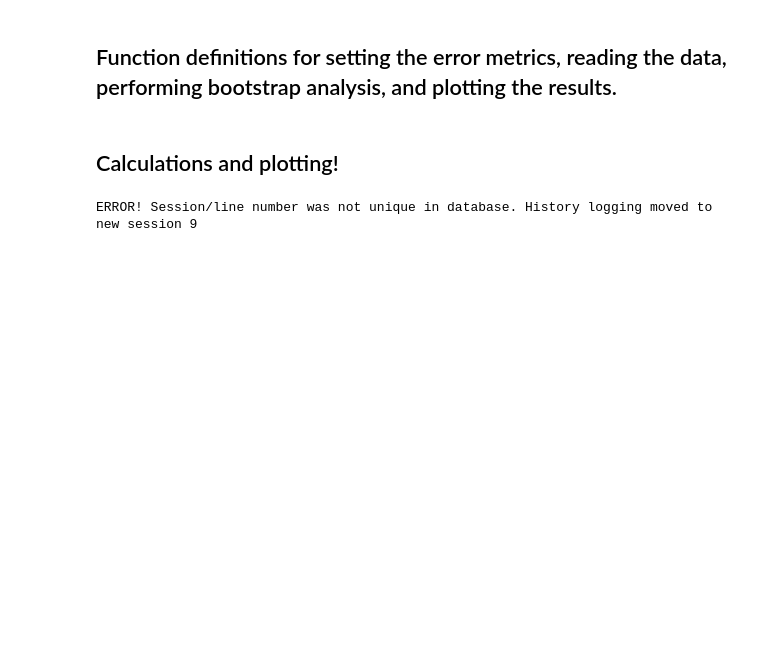
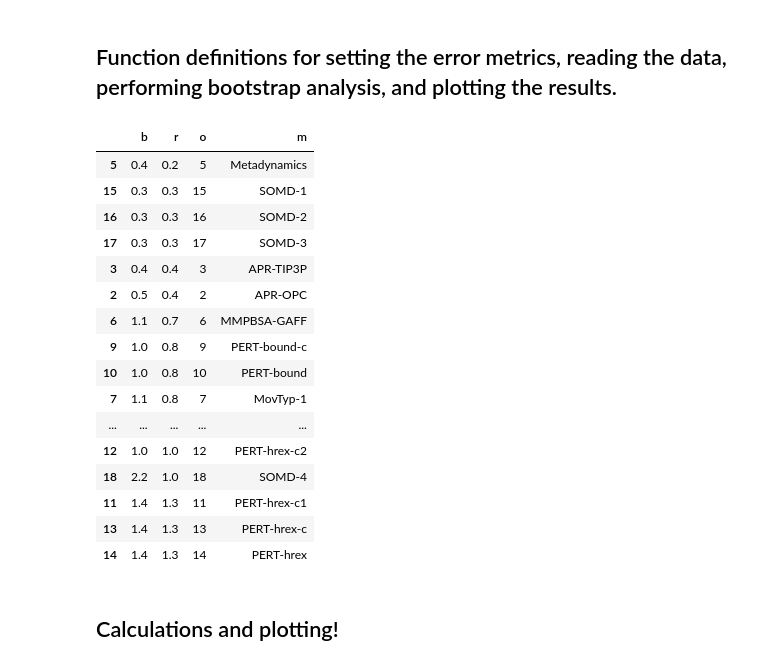
Before and after one commit to GilsonLabUCSD/SAMPL5-bootstrapping-error-analysis, a Jupyter notebook: Error_metrics_notebook-v2.ipynb, the cells around one changed output. Saved outputs shown, nothing was run; the diff lists cells and outputs as text; code cells hidden in the pictures; blank space fills up the shorter version.

```diff
--- a/Error_metrics_notebook-v2.ipynb
+++ b/Error_metrics_notebook-v2.ipynb
@@ -608,9 +855,51 @@ def plot_summary_horizontal_narrow(Nc, RawMs, AllMBoot, AllMVals, CalcNames, abs
+# %%
+i = 0
+tmp = np.argsort(RawMs[0:Nc,i])
+Order = [j for j in tmp]
+# Print out initial order
+# print('Initial: {}'.format(Order))
+# Created rounded values for these arrays, order doesn't matter -- round all values
+round_RawMs = np.around(RawMs[:,i], 1)
+round_AllMVals = np.around(AllMVals[:,i], 1)
+# print(RawMs[:,i])
+# print(AllMVals[:,i])
+# print (round_RawMs)
+# print(round_AllMVals)
+# Data frame for boostrapped values, raw values, and original order
+rounds = pd.DataFrame()
+rounds['b'] = round_AllMVals
+rounds['r'] = round_RawMs
+rounds['o'] = range(len(round_AllMVals))
+rounds['m'] = [CalcNames[i] for i in range(len(AllMVals))]
+# Reorder array based on raw value first, then bootstrapped
+ordered = rounds.sort_values(['r', 'b'], inplace=False)
+# Grab the values of the third column, which was original order, based on
+# values of first two columns
+Order = ordered['o'].as_matrix()
+# %%
+ordered
+# %% [output]
+|  | b | r | o | m |
+| 5 | 0.4 | 0.2 | 5 | Metadynamics |
+| 15 | 0.3 | 0.3 | 15 | SOMD-1 |
+| 16 | 0.3 | 0.3 | 16 | SOMD-2 |
+| 17 | 0.3 | 0.3 | 17 | SOMD-3 |
+| 3 | 0.4 | 0.4 | 3 | APR-TIP3P |
+| 2 | 0.5 | 0.4 | 2 | APR-OPC |
+| 6 | 1.1 | 0.7 | 6 | MMPBSA-GAFF |
+| 9 | 1.0 | 0.8 | 9 | PERT-bound-c |
+| 10 | 1.0 | 0.8 | 10 | PERT-bound |
+| 7 | 1.1 | 0.8 | 7 | MovTyp-1 |
+| ... | ... | ... | ... | ... |
+| 12 | 1.0 | 1.0 | 12 | PERT-hrex-c2 |
+| 18 | 2.2 | 1.0 | 18 | SOMD-4 |
+| 11 | 1.4 | 1.3 | 11 | PERT-hrex-c1 |
+| 13 | 1.4 | 1.3 | 13 | PERT-hrex-c |
+| 14 | 1.4 | 1.3 | 14 | PERT-hrex |
 # %% [markdown]
 ## Calculations and plotting!
 # %%
-run_calculation = True
+run_calculation = False
-# %% [output]
-ERROR! Session/line number was not unique in database. History logging moved to new session 9
 # %%
 #SaltDep-Abs
 os.chdir('/run/media/dslochower/b52b33d4-b9b5-4e58-a87e-d8751720538c/2016-Research/SAMPL5/Boot8/Calc-OA')
```
Also changed, not shown: parts of 7 cells of this notebook, 6 other files.
